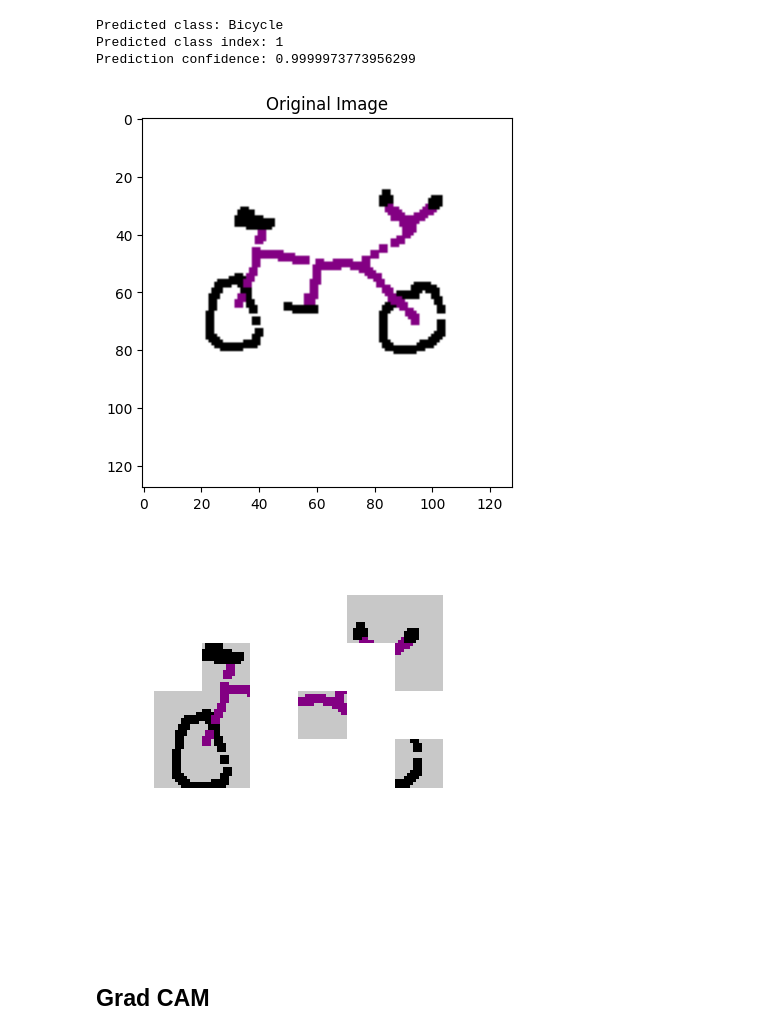
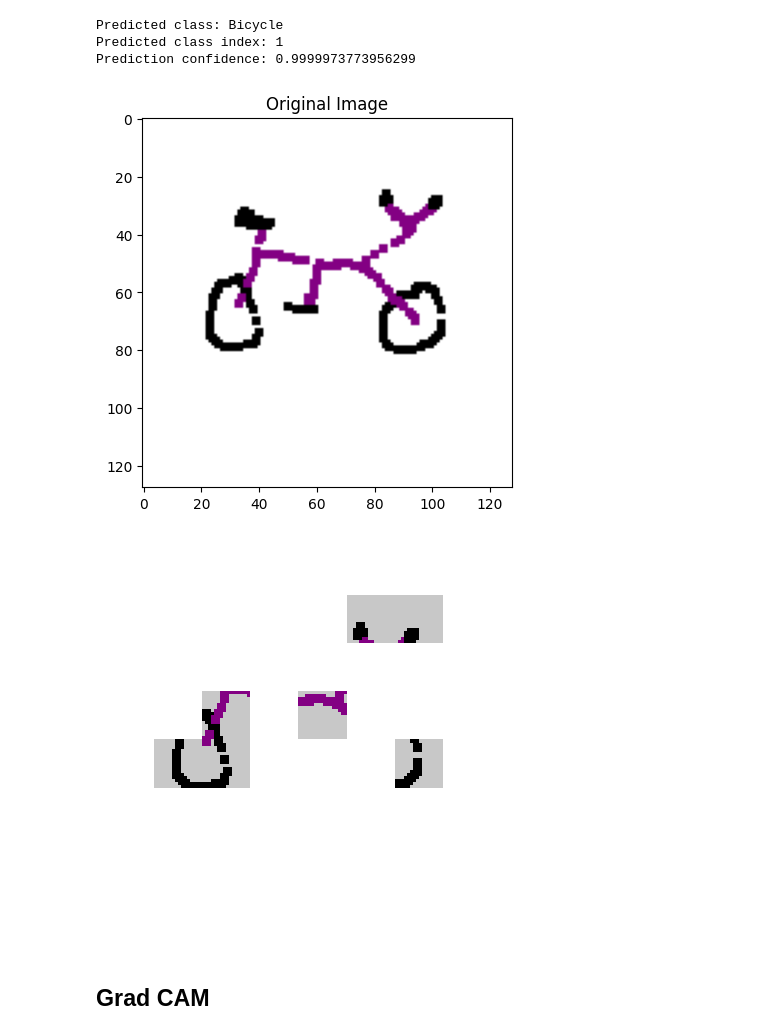
Before and after one commit to NickStrauch13/ai-pictionary, a Jupyter notebook: src/model/pixel_importance.ipynb, the cells around one changed output. Cells and saved outputs as stored; diff of their text form; code cells hidden in the pictures.

```diff
--- a/src/model/pixel_importance.ipynb
+++ b/src/model/pixel_importance.ipynb
@@ -173,14 +173,14 @@ def plot_important_pixels_only(original_image, important_pixel_groups, image_siz
 # %%
 # Plot the original image
 plt.imshow(test_image)
 plt.title("Original Image")
 plt.show()
 
 # Plot the image with only the important pixels
-plot_important_pixels_only(test_image, best_pixels[:10], test_image.size, highlight=True)
+plot_important_pixels_only(test_image, best_pixels[:7], test_image.size, highlight=True)
 # %% [output]
 [figure]
-[figure, old version]
+[figure, new version]
 # %% [markdown]
 ## Grad CAM
 # %%
```
Also changed, not shown: parts of 2 cells of this notebook, 3 other files.
